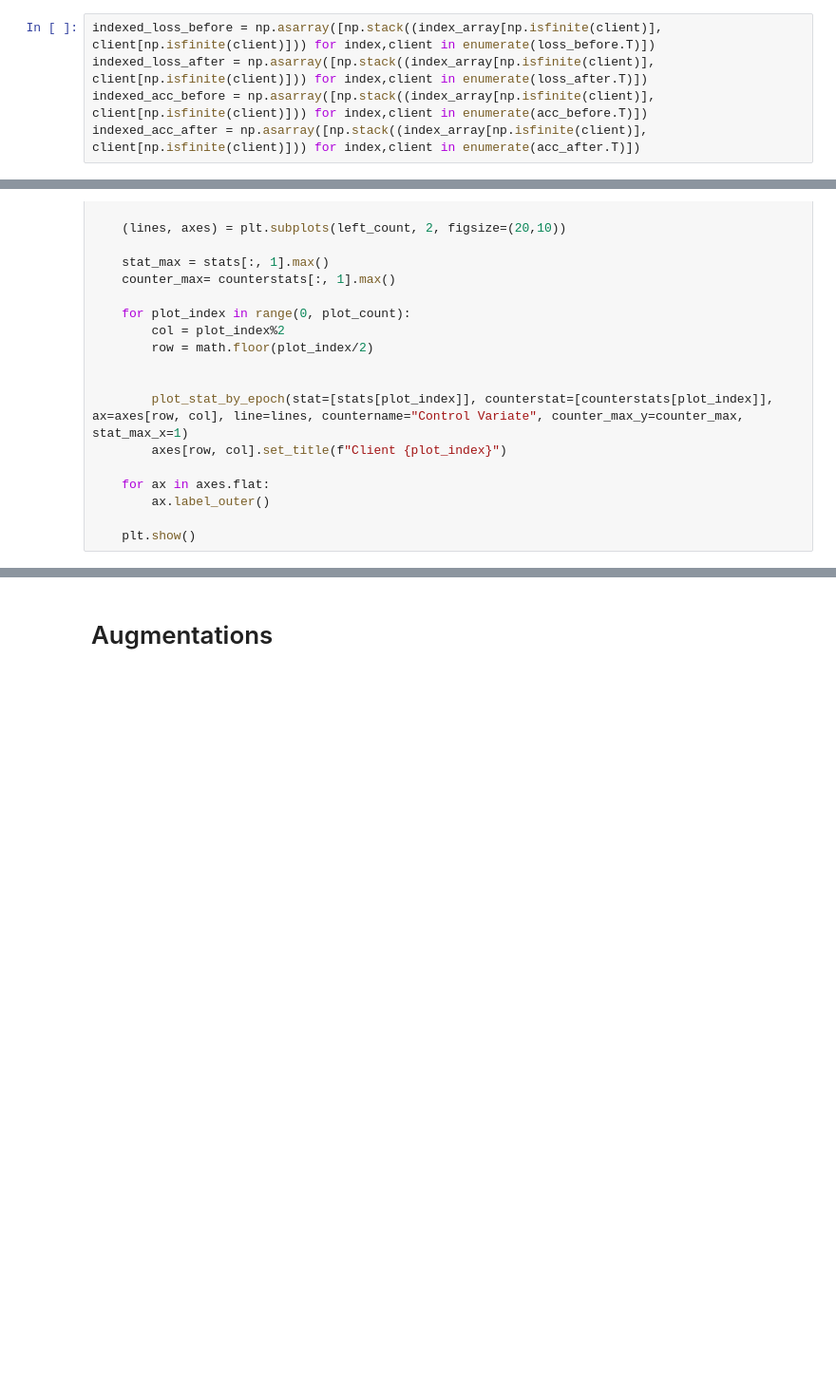
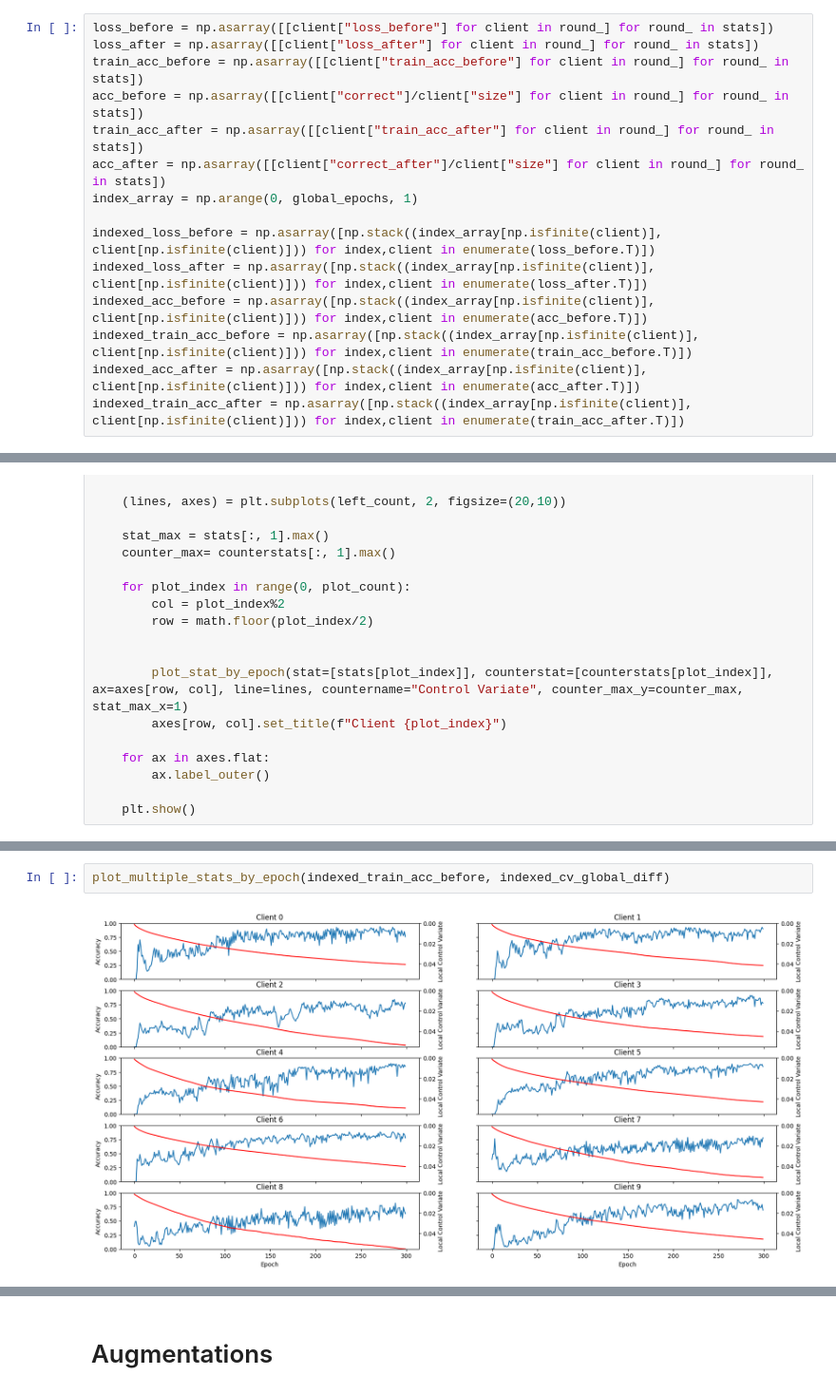
Before and after one commit to martinio1448/SCAFFOLD-PyTorch, a Jupyter notebook: src/read.ipynb, the cells around one changed output, grey strips where cells are left out. Shown at 95% size. Saved outputs shown, nothing was run; the diff lists cells and outputs as text; blank space fills up the shorter version.

```diff
--- a/src/read.ipynb
+++ b/src/read.ipynb
@@ -44,5 +50,15 @@ index_array = np.arange(0, global_epochs, 1)
 # %%
+loss_before = np.asarray([[client["loss_before"] for client in round_] for round_ in stats])
+loss_after = np.asarray([[client["loss_after"] for client in round_] for round_ in stats])
+train_acc_before = np.asarray([[client["train_acc_before"] for client in round_] for round_ in stats])
+acc_before = np.asarray([[client["correct"]/client["size"] for client in round_] for round_ in stats])
+train_acc_after = np.asarray([[client["train_acc_after"] for client in round_] for round_ in stats])
+acc_after = np.asarray([[client["correct_after"]/client["size"] for client in round_] for round_ in stats])
+index_array = np.arange(0, global_epochs, 1)
+
 indexed_loss_before = np.asarray([np.stack((index_array[np.isfinite(client)], client[np.isfinite(client)])) for index,client in enumerate(loss_before.T)])
 indexed_loss_after = np.asarray([np.stack((index_array[np.isfinite(client)], client[np.isfinite(client)])) for index,client in enumerate(loss_after.T)])
 indexed_acc_before = np.asarray([np.stack((index_array[np.isfinite(client)], client[np.isfinite(client)])) for index,client in enumerate(acc_before.T)])
+indexed_train_acc_before = np.asarray([np.stack((index_array[np.isfinite(client)], client[np.isfinite(client)])) for index,client in enumerate(train_acc_before.T)])
 indexed_acc_after = np.asarray([np.stack((index_array[np.isfinite(client)], client[np.isfinite(client)])) for index,client in enumerate(acc_after.T)])
+indexed_train_acc_after = np.asarray([np.stack((index_array[np.isfinite(client)], client[np.isfinite(client)])) for index,client in enumerate(train_acc_after.T)])
@@ -127,0 +169,4 @@ plot_multiple_stats_by_epoch(indexed_acc_before, indexed_cv_global_diff)
+# %%
+plot_multiple_stats_by_epoch(indexed_train_acc_before, indexed_cv_global_diff)
+# %% [output]
+[figure, added]
```
Also changed, not shown: parts of 28 cells of this notebook, 9 other files.
